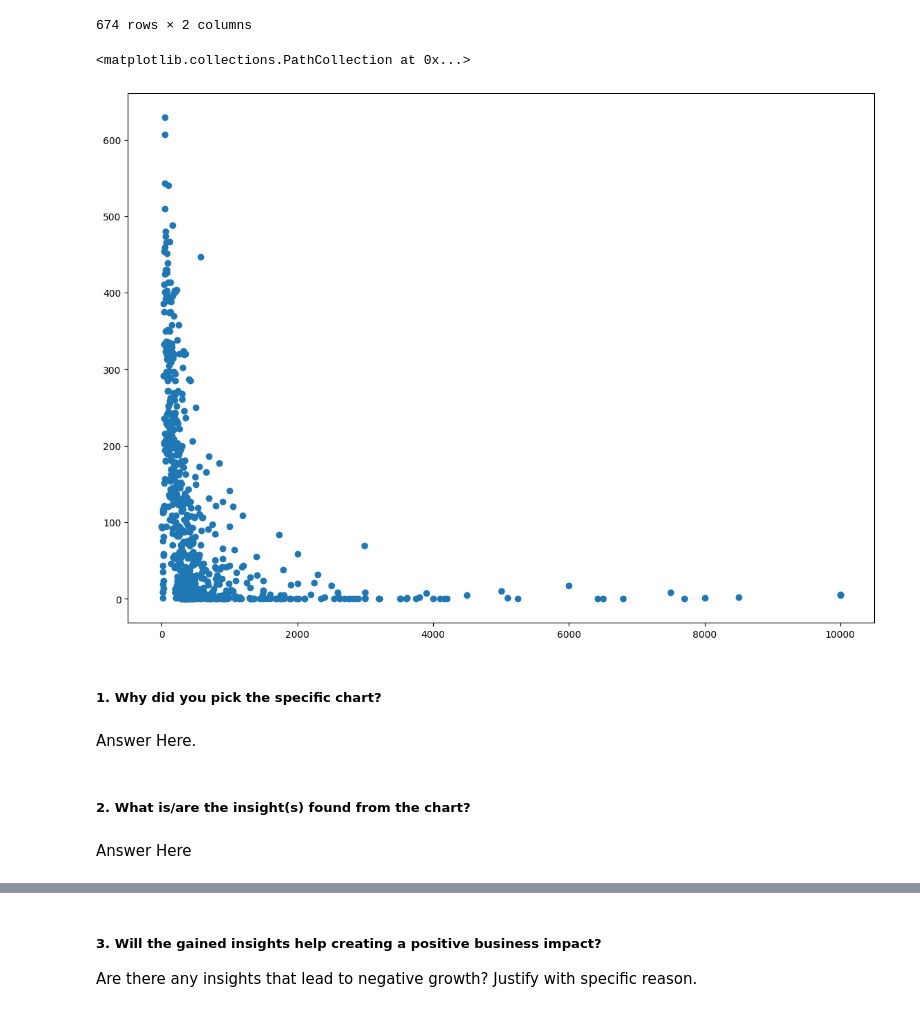
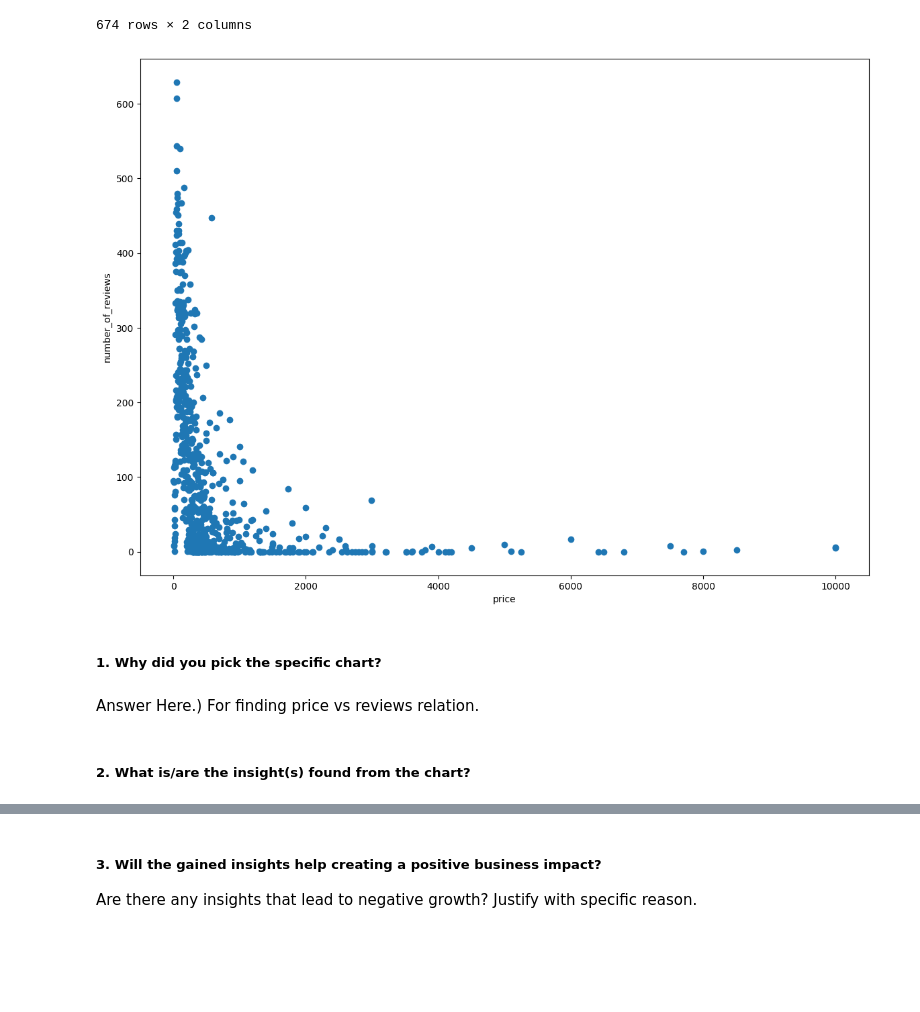
Before and after one commit to HemantSingh108/Airbnb_booking_analysis, a Jupyter notebook: Airbnb_Bookings_Analysis_Capstone_Project.ipynb, the cells around one changed output, grey strips where cells are left out. Saved outputs shown, nothing was run; the diff lists cells and outputs as text; code cells hidden in the pictures; blank space fills up the shorter version.

```diff
--- a/Airbnb_Bookings_Analysis_Capstone_Project.ipynb
+++ b/Airbnb_Bookings_Analysis_Capstone_Project.ipynb
@@ -469,16 +501,18 @@ Price_Data
 | 673 | 10000 | 5 |
 674 rows × 2 columns
 # %%
+# showing price vs reviews by scatter grap
 plt.figure(figsize=(14,10))
 plt.scatter(Price_Data['price'],Price_Data['number_of_reviews'])
+plt.xlabel('price')
+plt.ylabel('number_of_reviews')
+
+plt.show()
 # %% [output]
-<matplotlib.collections.PathCollection at 0x...>
-[figure, old version]
+[figure, new version]
 # %% [markdown]
 ##### 1. Why did you pick the specific chart?
-# %% [markdown]
-Answer Here.
+# %% [markdown]
+Answer Here.) For finding price vs reviews relation.
 # %% [markdown]
 ##### 2. What is/are the insight(s) found from the chart?
-# %% [markdown]
-Answer Here
```
Also changed, not shown: parts of 104 cells of this notebook.
